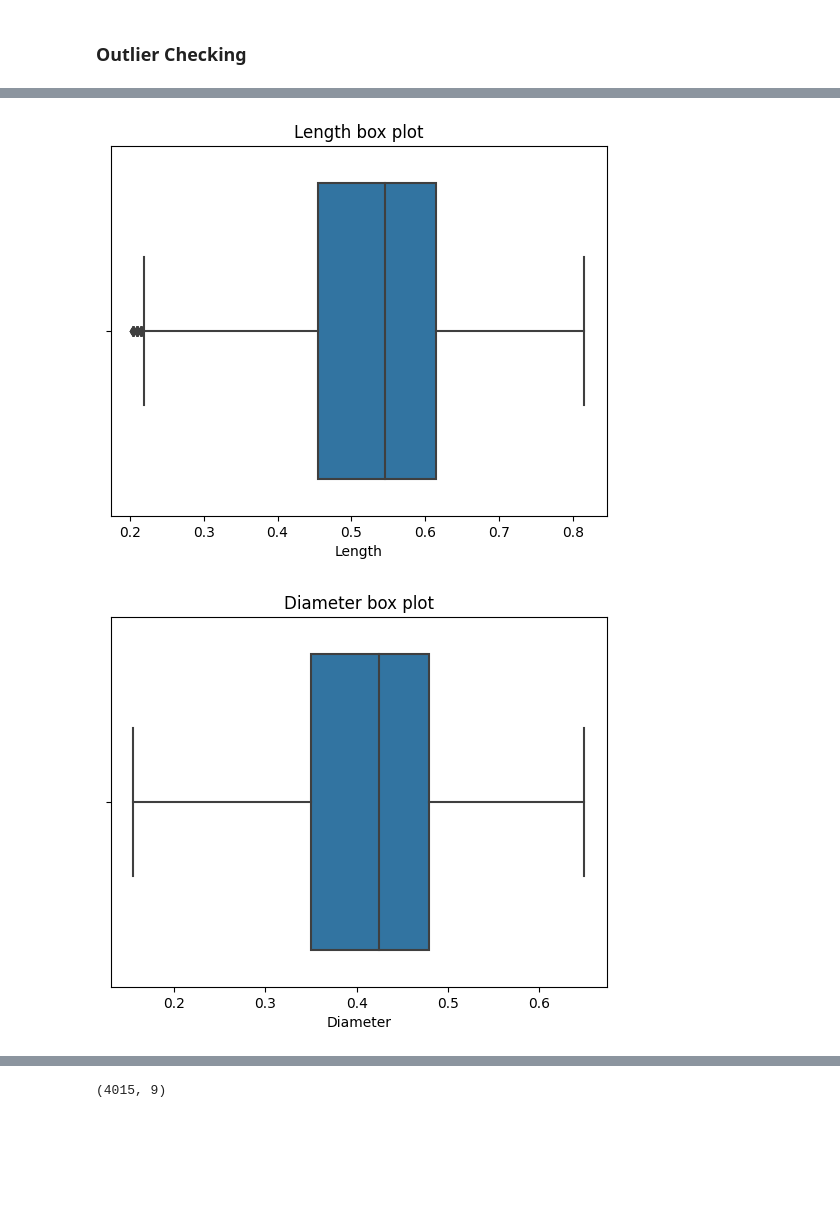
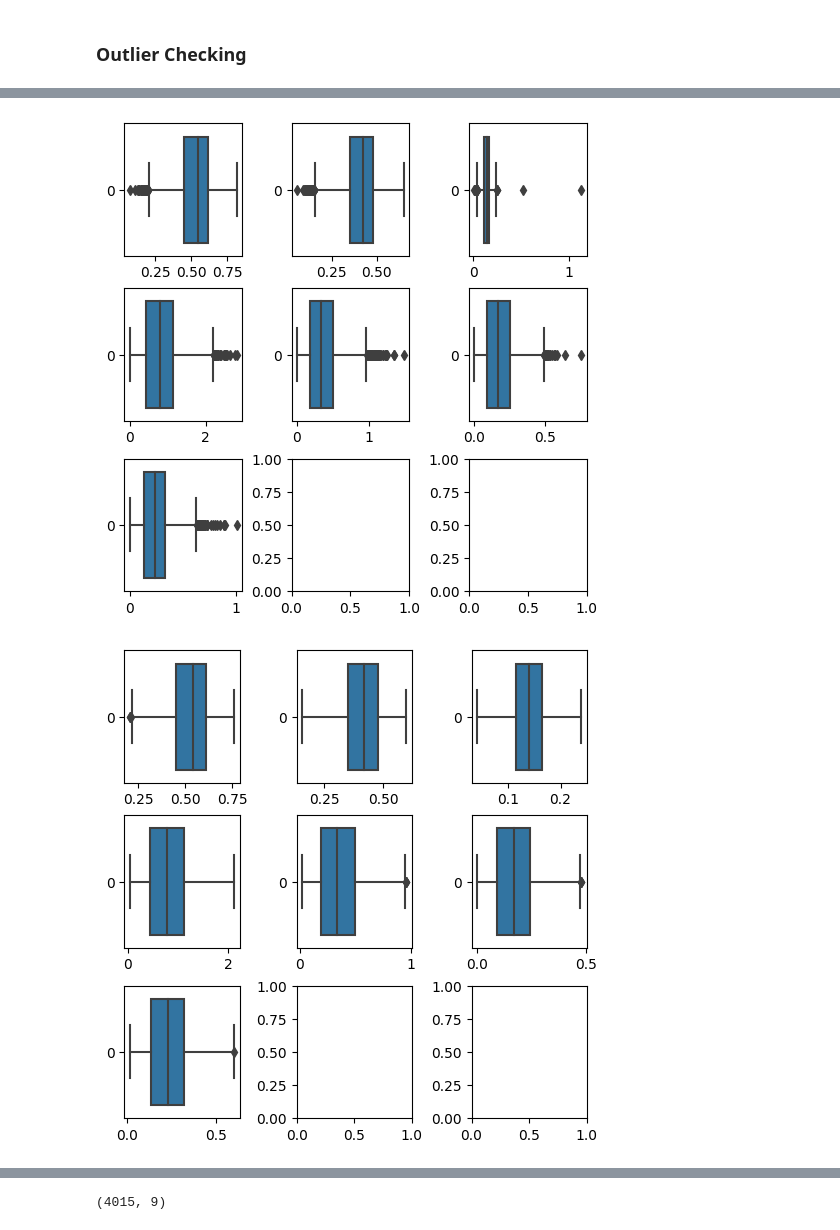
Before and after one commit to yumkim1016/TP1, a Jupyter notebook: Regression_data_sumup.ipynb, the cells around one changed output, grey strips where cells are left out. Cells and saved outputs as stored; diff of their text form; code cells hidden in the pictures; blank space fills up the shorter version.

```diff
--- a/Regression_data_sumup.ipynb
+++ b/Regression_data_sumup.ipynb
@@ -282,11 +286,3 @@ df.describe()
 | max | 2.000000 | 0.815000 | 0.650000 | 1.130000 | 2.825500 | 1.488000 | 0.760000 | 1.005000 | ... |
 # %% [markdown]
 ### Outlier Checking
-# %%
-def feature_boxplot(data,feature):
-    plt.title(f'{feature} box plot')
-    sns.boxplot(x = data[feature])
-    return plt.show()
-
-for column in df.columns[1:-1]:
-    feature_boxplot(df,column)
@@ -301,18 +289,31 @@ for column in df.columns[1:-1]:
+# %%
+# 각 feature 분포확인
+
+fig, ax = plt.subplots(ncols=3, nrows=3, figsize=(5,5), constrained_layout=True)
+
+for i, feature in enumerate(df.columns[1:-1]): # 첫번째 특성인 성별은 명목형이고, 끝 특성은 타겟이기때문에 제외
+    sns.boxplot(df[feature], ax=ax[int(i/3),int(i%3)], orient='h')
+plt.show()
+# %% [output]
+[figure, added]
 # %%
 # 아웃라이어 제거 함수 정의
 def remove_outliers(data, feature, fence_factor=1.5):
   Q1 = data[feature].quantile(0.25)
   Q3 = data[feature].quantile(0.75)
   IQR = Q3 - Q1
   lower_fence = Q1 - fence_factor * IQR
   upper_fence = Q3 + fence_factor * IQR
   filtered_data = data[(data[feature] >= lower_fence) & (data[feature] <= upper_fence)]
   return filtered_data
 
-# 아웃라이어 제거 적용
+# 아웃라이어 제거 적용 후 분포
 for column in df.columns[1:-1]:
   df = remove_outliers(df, column, fence_factor=1.5)
-  feature_boxplot(df,column)
+
+fig, ax = plt.subplots(ncols=3, nrows=3, figsize=(5,5), constrained_layout=True)
+for i, feature in enumerate(df.columns[1:-1]): # 첫번째 특성인 성별은 명목형이고, 끝 특성은 타겟이기때문에 제외
+    sns.boxplot(df[feature], ax=ax[int(i/3),int(i%3)], orient='h')
+plt.show()
 # %% [output]
-[figure, old version]
+[figure, new version]
-[figure, removed]
```
Also changed, not shown: parts of 44 cells of this notebook.
